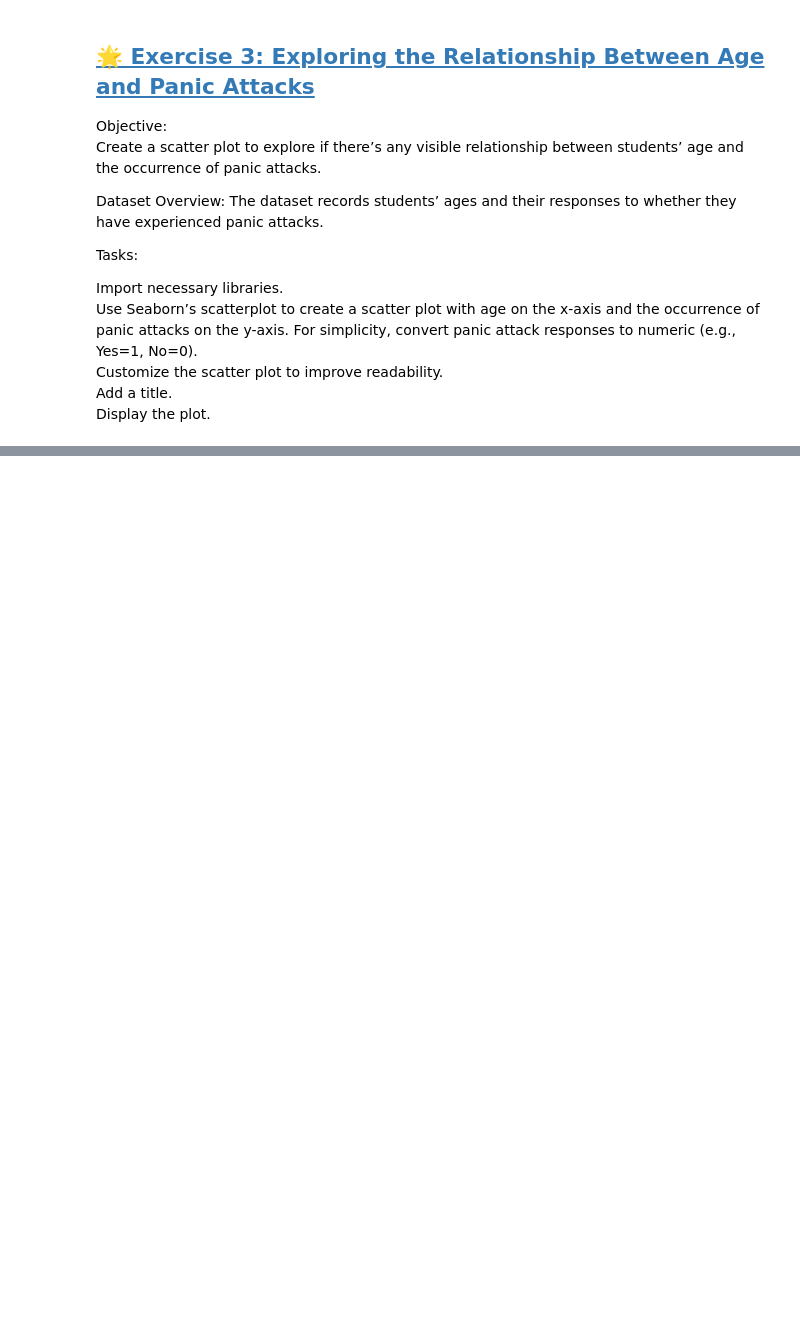
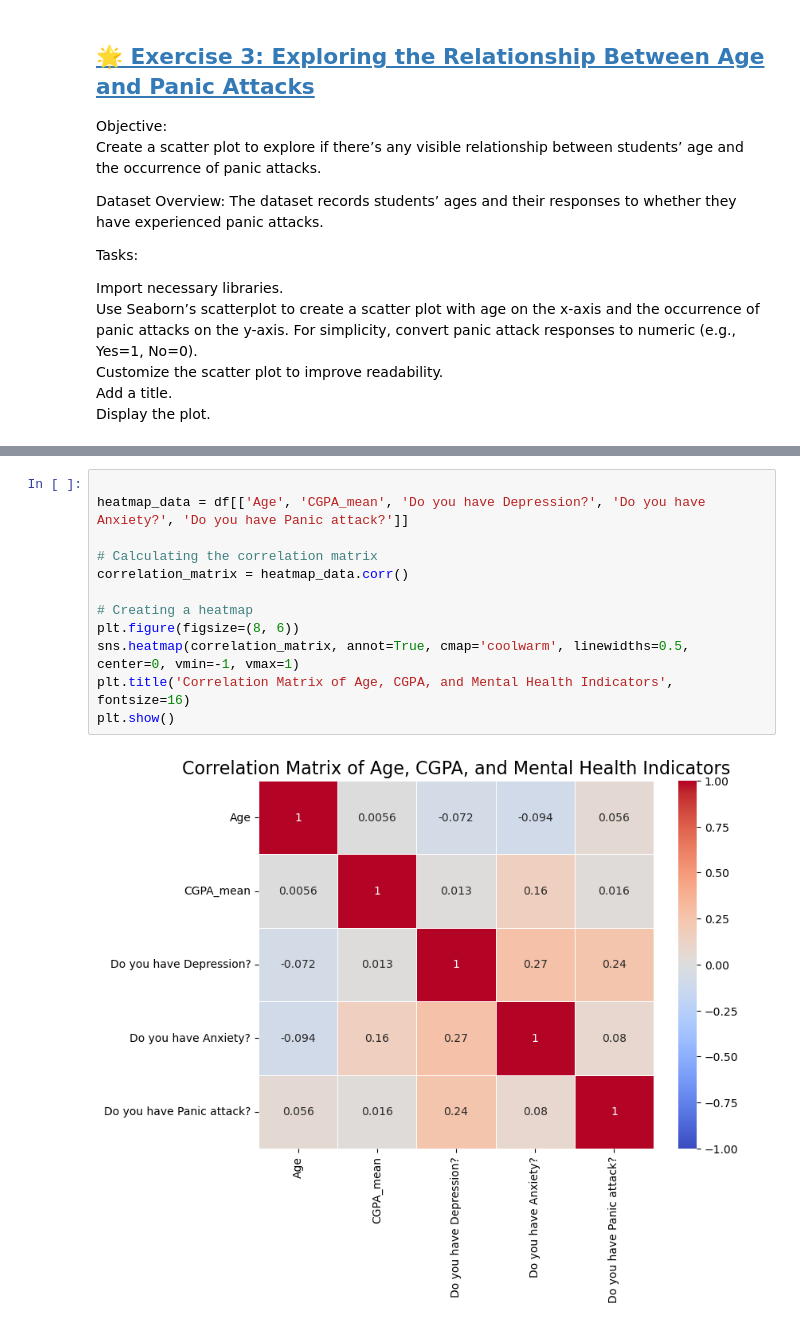
Before and after one commit to Ozernoy/DI, a Jupyter notebook: Week5/Day2/ExercisesXP/ex.ipynb, the cells around one changed output, grey strips where cells are left out. Saved outputs shown, nothing was run; the diff lists cells and outputs as text; blank space fills up the shorter version.

```diff
--- a/Week5/Day2/ExercisesXP/ex.ipynb
+++ b/Week5/Day2/ExercisesXP/ex.ipynb
@@ -194,0 +257,14 @@ NameError: name 'age_panic_counts' is not defined
+# %%
+
+heatmap_data = df[['Age', 'CGPA_mean', 'Do you have Depression?', 'Do you have Anxiety?', 'Do you have Panic attack?']]
+
+# Calculating the correlation matrix
+correlation_matrix = heatmap_data.corr()
+
+# Creating a heatmap
+plt.figure(figsize=(8, 6))
+sns.heatmap(correlation_matrix, annot=True, cmap='coolwarm', linewidths=0.5, center=0, vmin=-1, vmax=1)
+plt.title('Correlation Matrix of Age, CGPA, and Mental Health Indicators', fontsize=16)
+plt.show()
+# %% [output]
+[figure, added]
```
Also changed, not shown: parts of 20 cells of this notebook, 2 other files.
